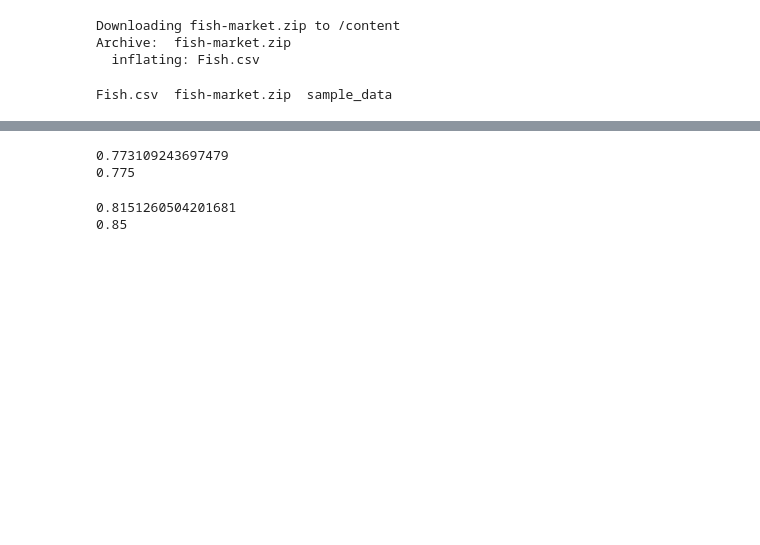
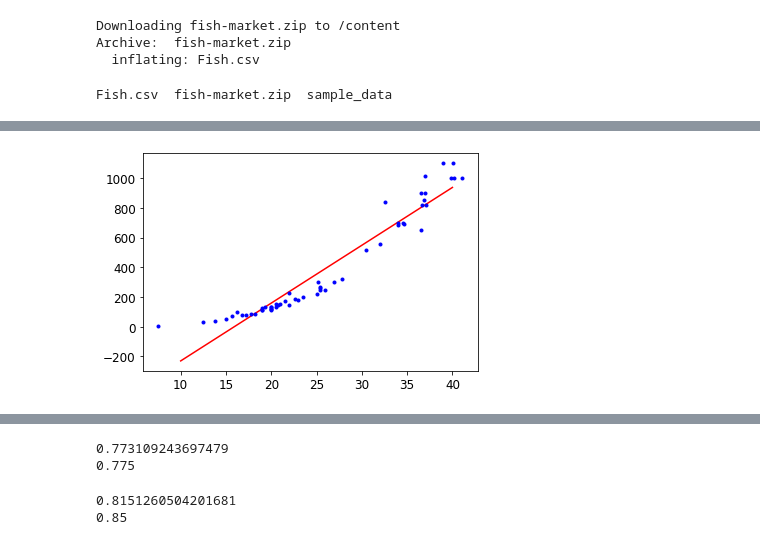
Before and after one commit to yonseimath/data-science-2022-biginner, a Jupyter notebook: jeahyuk/확률적_경사_하강법_(혼공머신_4_2).ipynb, the cells around one changed output, grey strips where cells are left out. Saved outputs shown, nothing was run; the diff lists cells and outputs as text; code cells hidden in the pictures; blank space fills up the shorter version.

```diff
--- a/jeahyuk/확률적_경사_하강법_(혼공머신_4_2).ipynb
+++ b/jeahyuk/확률적_경사_하강법_(혼공머신_4_2).ipynb
@@ -31,0 +116,3 @@ X=df.drop(['Species'],axis=1)
+# %%
+X_b = np.c_[np.ones((56, 1)), X]  # 모든 샘플에 x0 = 1을 추가합니다.
+theta_best = np.linalg.inv(X_b.T.dot(X_b)).dot(X_b.T).dot(y)
@@ -31,0 +133,6 @@ X=df.drop(['Species'],axis=1)
+# %%
+plt.plot(X_new, y_predict, "r-")
+plt.plot(X, y, "b.")
+plt.show()
+# %% [output]
+[figure, added]
```
Also changed, not shown: parts of 15 cells of this notebook.
